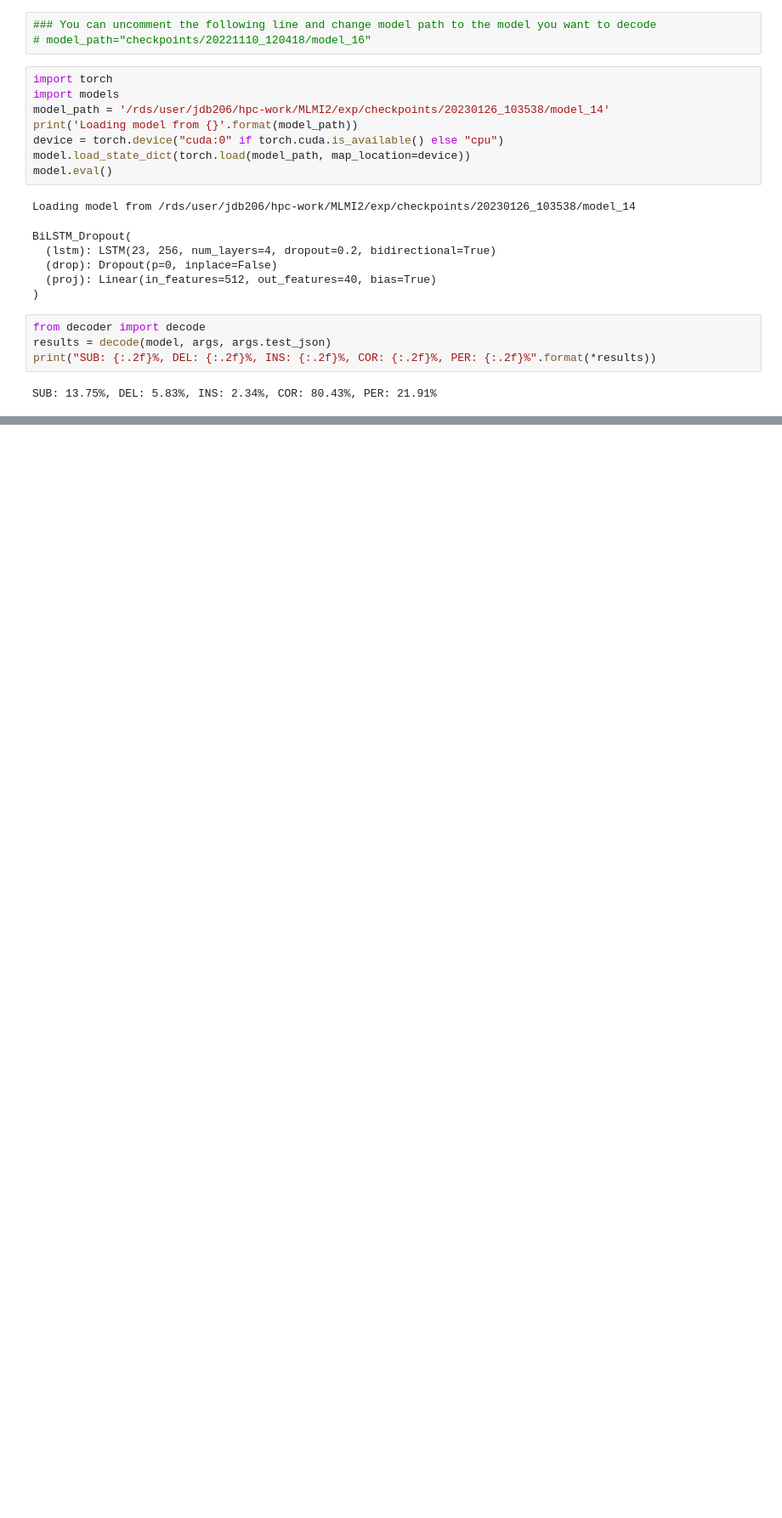
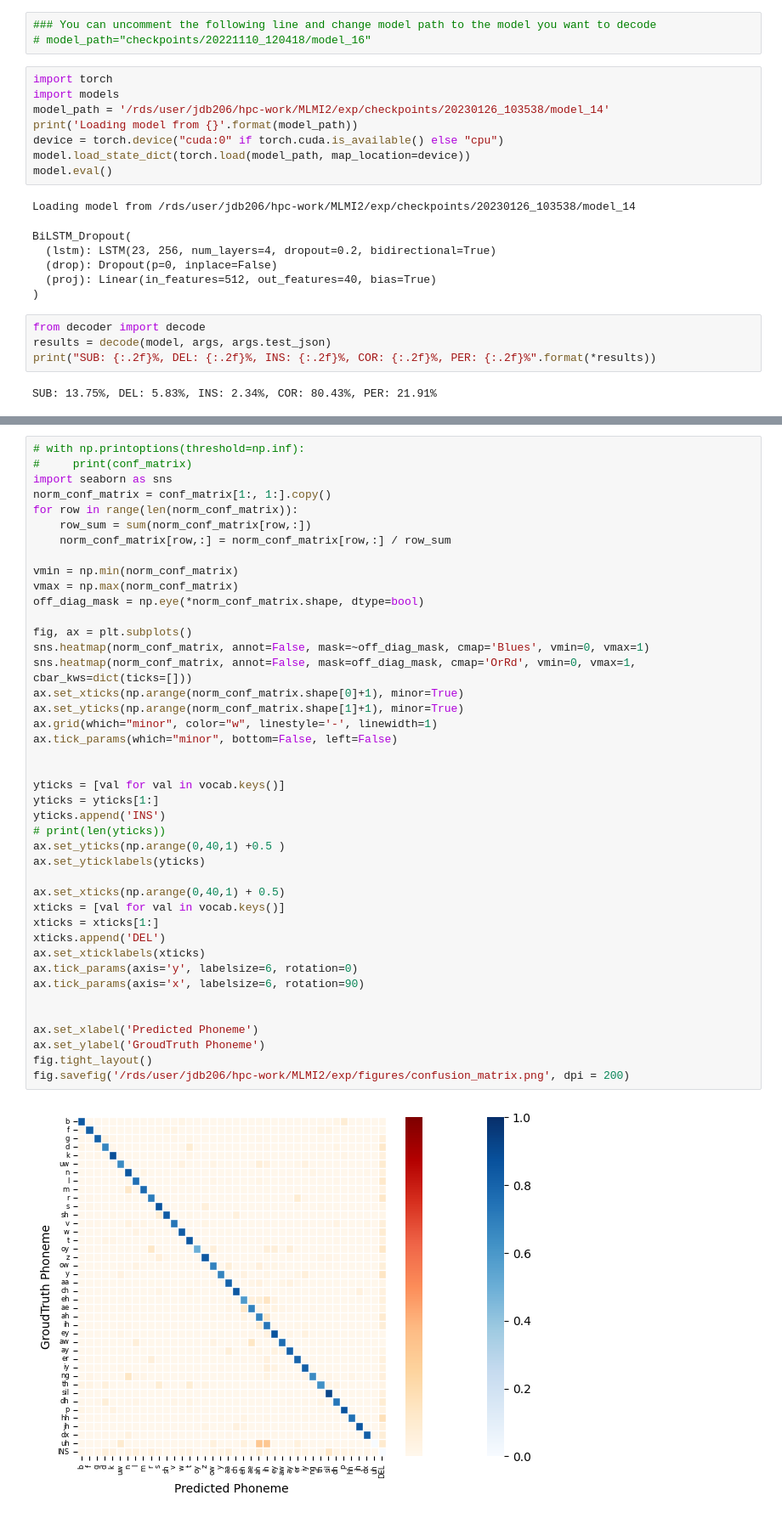
Before and after one commit to John-D-Boom/Speech-Recognition, a Jupyter notebook: MLMI2_Decoding.ipynb, the cells around one changed output, grey strips where cells are left out. Shown: that part at 85% size. Cells and saved outputs as stored; diff of their text form; blank space fills up the shorter version.

```diff
--- a/MLMI2_Decoding.ipynb
+++ b/MLMI2_Decoding.ipynb
@@ -175,0 +382,44 @@ plt.show()
+# %%
+# with np.printoptions(threshold=np.inf):
+#     print(conf_matrix)
+import seaborn as sns
+norm_conf_matrix = conf_matrix[1:, 1:].copy()
+for row in range(len(norm_conf_matrix)):
+    row_sum = sum(norm_conf_matrix[row,:])
+    norm_conf_matrix[row,:] = norm_conf_matrix[row,:] / row_sum
+
+vmin = np.min(norm_conf_matrix)
+vmax = np.max(norm_conf_matrix)
+off_diag_mask = np.eye(*norm_conf_matrix.shape, dtype=bool)
+
+fig, ax = plt.subplots()
+sns.heatmap(norm_conf_matrix, annot=False, mask=~off_diag_mask, cmap='Blues', vmin=0, vmax=1)
+sns.heatmap(norm_conf_matrix, annot=False, mask=off_diag_mask, cmap='OrRd', vmin=0, vmax=1, cbar_kws=dict(ticks=[]))
+ax.set_xticks(np.arange(norm_conf_matrix.shape[0]+1), minor=True)
+ax.set_yticks(np.arange(norm_conf_matrix.shape[1]+1), minor=True)
+ax.grid(which="minor", color="w", linestyle='-', linewidth=1)
+ax.tick_params(which="minor", bottom=False, left=False)
+
+
+yticks = [val for val in vocab.keys()]
+yticks = yticks[1:]
+yticks.append('INS')
+# print(len(yticks))
+ax.set_yticks(np.arange(0,40,1) +0.5 )
+ax.set_yticklabels(yticks)
+
+ax.set_xticks(np.arange(0,40,1) + 0.5)
+xticks = [val for val in vocab.keys()]
+xticks = xticks[1:]
+xticks.append('DEL')
+ax.set_xticklabels(xticks)
+ax.tick_params(axis='y', labelsize=6, rotation=0)
+ax.tick_params(axis='x', labelsize=6, rotation=90)
+
+
+ax.set_xlabel('Predicted Phoneme')
+ax.set_ylabel('GroudTruth Phoneme')
+fig.tight_layout()
+fig.savefig('/rds/user/jdb206/hpc-work/MLMI2/exp/figures/confusion_matrix.png', dpi = 200)
+# %% [output]
+[figure, added]
```
Also changed, not shown: parts of 23 cells of this notebook, 6 other files.
